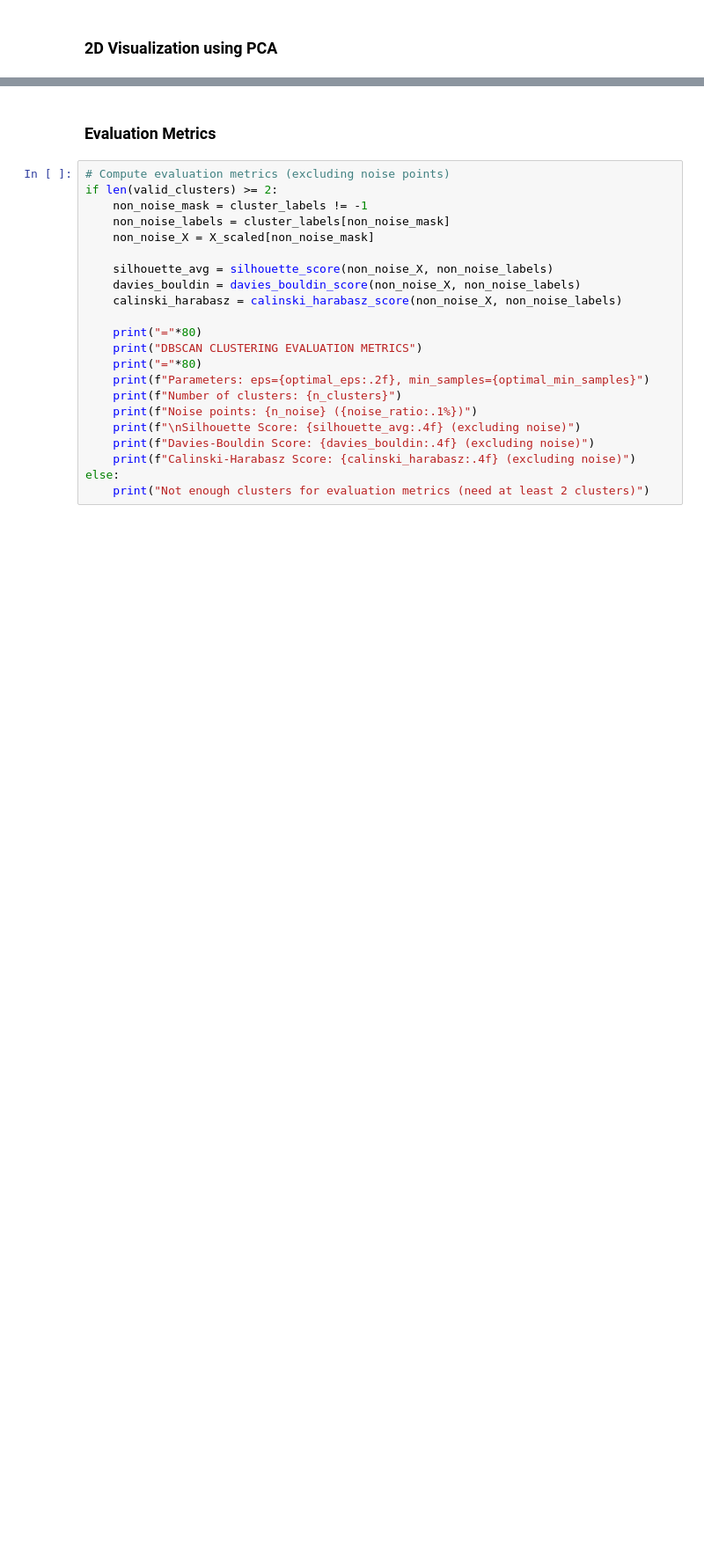
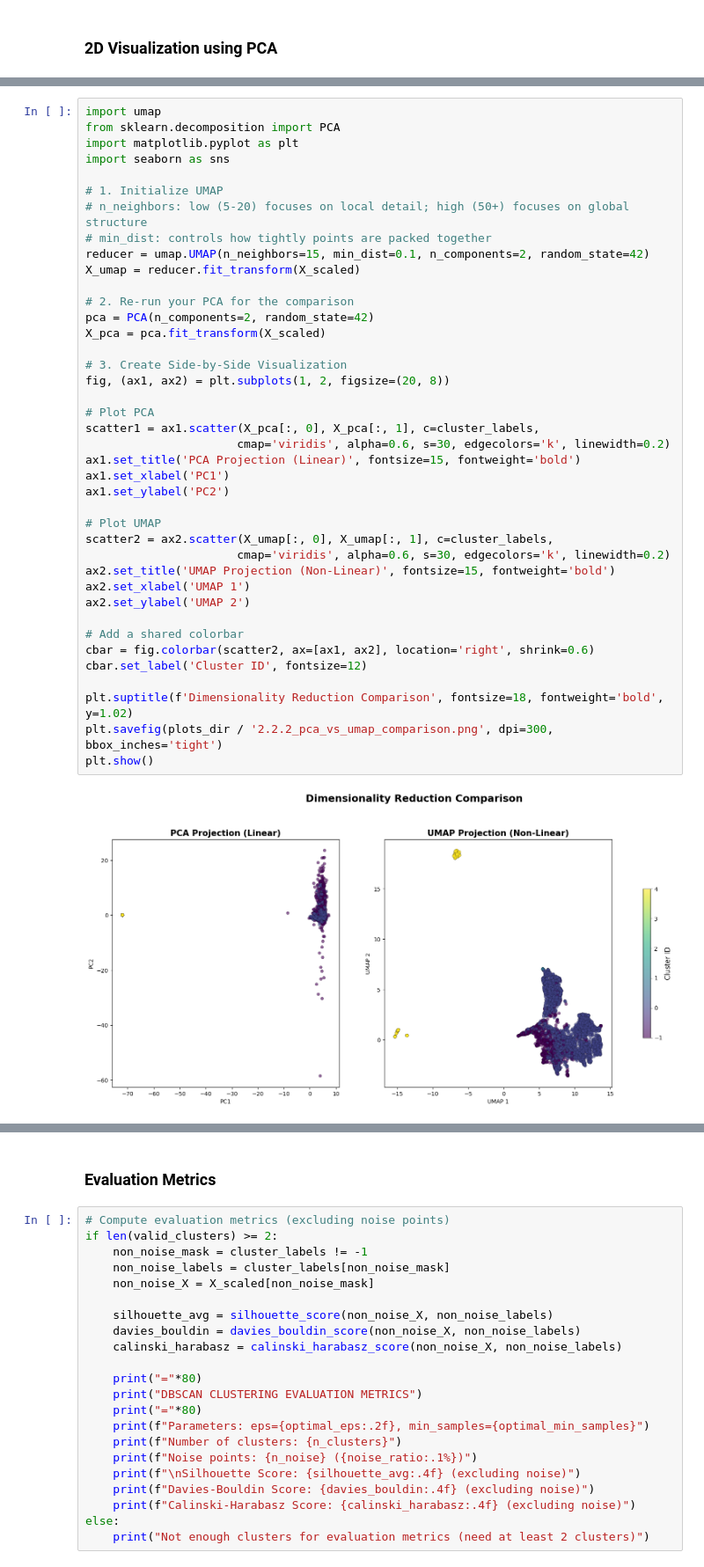
Before and after one commit to alexandermittet/Data_Analytics_for_Health_UniPi, a Jupyter notebook: code/2.2_density_based_clustering.ipynb, the cells around one changed output, grey strips where cells are left out. Shown at 88% size. Drawn from its saved outputs; the diff is of its cells as text; blank space fills up the shorter version.

```diff
--- a/code/2.2_density_based_clustering.ipynb
+++ b/code/2.2_density_based_clustering.ipynb
@@ -478,0 +523,42 @@ Total explained variance: 40.15%
+# %%
+import umap
+from sklearn.decomposition import PCA
+import matplotlib.pyplot as plt
+import seaborn as sns
+
+# 1. Initialize UMAP
+# n_neighbors: low (5-20) focuses on local detail; high (50+) focuses on global structure
+# min_dist: controls how tightly points are packed together
+reducer = umap.UMAP(n_neighbors=15, min_dist=0.1, n_components=2, random_state=42)
+X_umap = reducer.fit_transform(X_scaled)
+
+# 2. Re-run your PCA for the comparison
+pca = PCA(n_components=2, random_state=42)
+X_pca = pca.fit_transform(X_scaled)
+
+# 3. Create Side-by-Side Visualization
+fig, (ax1, ax2) = plt.subplots(1, 2, figsize=(20, 8))
+
+# Plot PCA
+scatter1 = ax1.scatter(X_pca[:, 0], X_pca[:, 1], c=cluster_labels,
+                      cmap='viridis', alpha=0.6, s=30, edgecolors='k', linewidth=0.2)
+ax1.set_title('PCA Projection (Linear)', fontsize=15, fontweight='bold')
+ax1.set_xlabel('PC1')
+ax1.set_ylabel('PC2')
+
+# Plot UMAP
+scatter2 = ax2.scatter(X_umap[:, 0], X_umap[:, 1], c=cluster_labels,
+                      cmap='viridis', alpha=0.6, s=30, edgecolors='k', linewidth=0.2)
+ax2.set_title('UMAP Projection (Non-Linear)', fontsize=15, fontweight='bold')
+ax2.set_xlabel('UMAP 1')
+ax2.set_ylabel('UMAP 2')
+
+# Add a shared colorbar
+cbar = fig.colorbar(scatter2, ax=[ax1, ax2], location='right', shrink=0.6)
+cbar.set_label('Cluster ID', fontsize=12)
+
+plt.suptitle(f'Dimensionality Reduction Comparison', fontsize=18, fontweight='bold', y=1.02)
+plt.savefig(plots_dir / '2.2.2_pca_vs_umap_comparison.png', dpi=300, bbox_inches='tight')
+plt.show()
+# %% [output]
+[figure, added]
```
Also changed, not shown: parts of 16 cells of this notebook, 3 other files.
